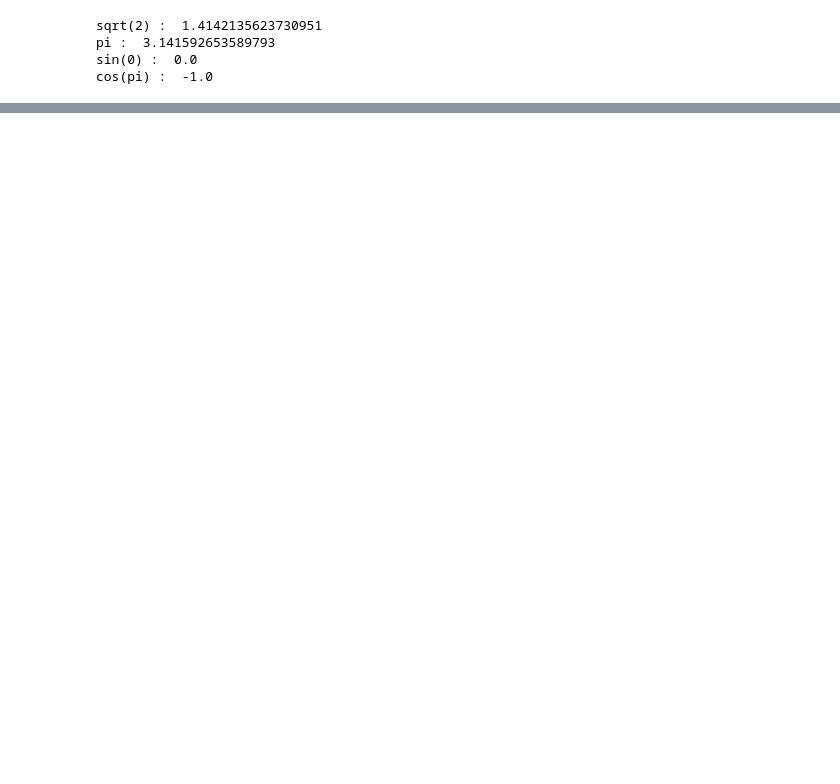
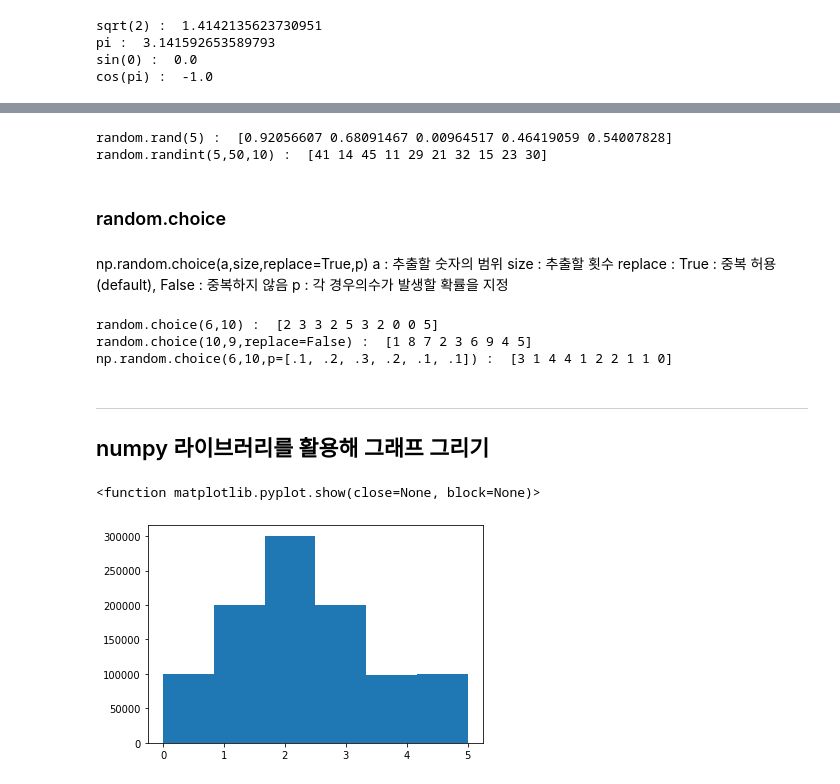
Before and after one commit to ejcho3792/TIL, a Jupyter notebook: Data_analysis_python/DA05_python_library/DA13_Numpy_library.ipynb, the cells around one changed output, grey strips where cells are left out. Drawn from its saved outputs; the diff is of its cells as text; code cells hidden in the pictures; blank space fills up the shorter version.

```diff
--- a/Data_analysis_python/DA05_python_library/DA13_Numpy_library.ipynb
+++ b/Data_analysis_python/DA05_python_library/DA13_Numpy_library.ipynb
@@ -45,0 +60,39 @@ cos(pi) :  -1.0
+# %%
+# random.rand(n)
+print('random.rand(5) : ',np.random.rand(5))                   # 0~1 사이의 5개의 실수 출력
+print('random.randint(5,50,10) : ',np.random.randint(5,50,10)) # 5~49 사이의 10개의 정수 출력
+# %% [output]
+random.rand(5) :  [0.92056607 0.68091467 0.00964517 0.46419059 0.54007828]
+random.randint(5,50,10) :  [41 14 45 11 29 21 32 15 23 30]
+# %% [markdown]
+### random.choice
+# %% [markdown]
+np.random.choice(a,size,replace=True,p)
+a : 추출할 숫자의 범위
+size : 추출할 횟수
+replace : True : 중복 허용(default), False : 중복하지 않음
+p : 각 경우의수가 발생할 확률을 지정
+# %%
+# random.choice(a,size)
+print('random.choice(6,10) : ',np.random.choice(6,10))   # 0~5 사이의 수를 랜덤으로 10번 뽑음
+
+# random.choice(a,size,replace=False) : 중복 없이 뽑음
+print('random.choice(10,9,replace=False) : ',np.random.choice(10,9,replace=False))
+
+# random.choice(a,size,p)
+print('np.random.choice(6,10,p=[.1, .2, .3, .2, .1, .1]) : ',np.random.choice(6,10,p=[.1, .2, .3, .2, .1, .1]))
+# %% [output]
+random.choice(6,10) :  [2 3 3 2 5 3 2 0 0 5]
+random.choice(10,9,replace=False) :  [1 8 7 2 3 6 9 4 5]
+np.random.choice(6,10,p=[.1, .2, .3, .2, .1, .1]) :  [3 1 4 4 1 2 2 1 1 0]
+# %% [markdown]
+---
+## numpy 라이브러리를 활용해 그래프 그리기
+# %%
+# 주사위(0~5)의 확률을 설정해주어 100만번 던질 때 히스토그램 그리기
+dice=np.random.choice(6,1000000,p=[.1, .2, .3, .2, .1, .1])  # 2가 나올 확률이 가장 높음
+plt.hist(dice,bins=6)
+plt.show
+# %% [output]
+<function matplotlib.pyplot.show(close=None, block=None)>
+[figure, added]
```
Also changed, not shown: parts of 15 cells of this notebook.
